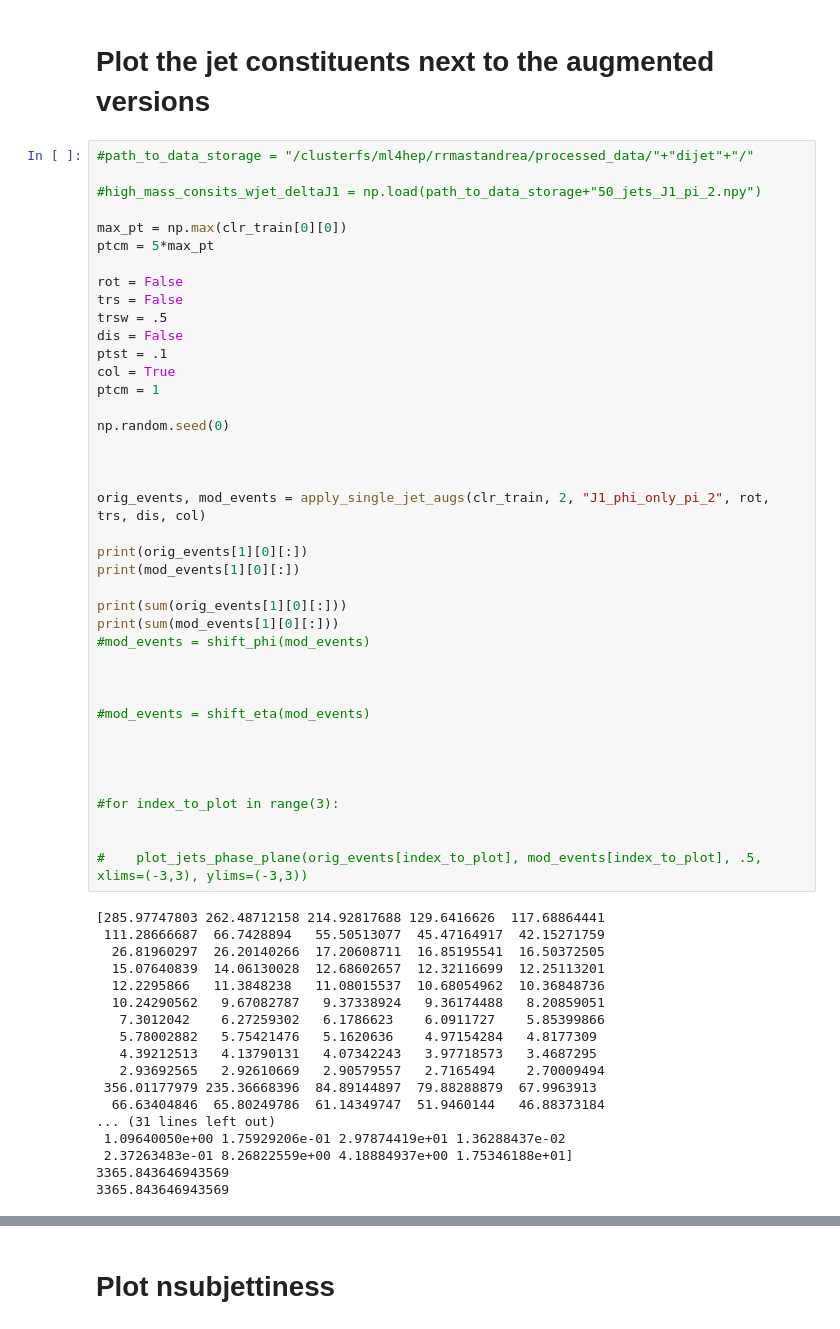
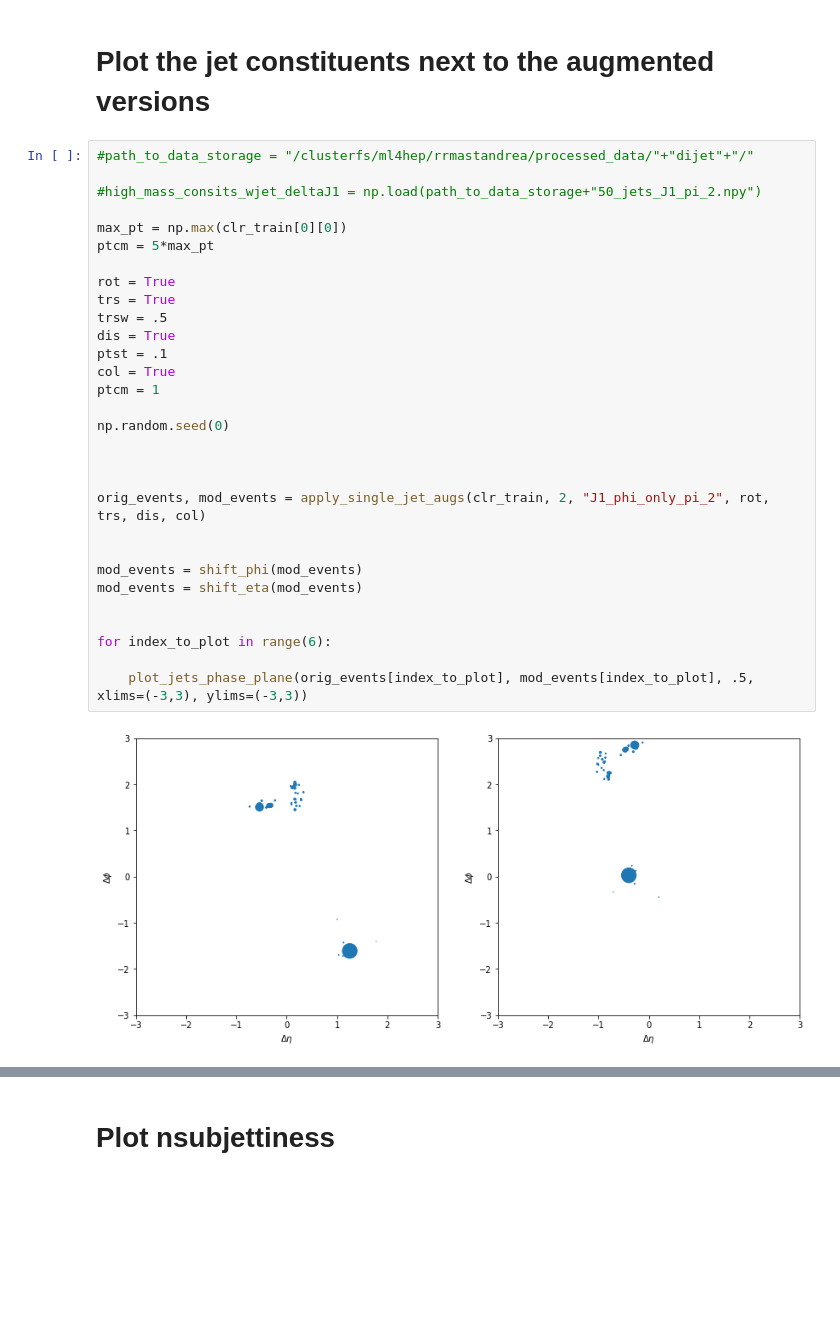
Before and after one commit to rmastand/JetCLR_AD, a Jupyter notebook: scripts/aug_testing.ipynb, the cells around one changed output, grey strips where cells are left out. Drawn from its saved outputs; the diff is of its cells as text; blank space fills up the shorter version.

```diff
--- a/scripts/aug_testing.ipynb
+++ b/scripts/aug_testing.ipynb
@@ -79,58 +79,32 @@ BC test labels shape: (1804,)
 # %%
 #path_to_data_storage = "/clusterfs/ml4hep/rrmastandrea/processed_data/"+"dijet"+"/"
 
 #high_mass_consits_wjet_deltaJ1 = np.load(path_to_data_storage+"50_jets_J1_pi_2.npy")
 
 max_pt = np.max(clr_train[0][0])
 ptcm = 5*max_pt
 
-rot = False
-trs = False
+rot = True
+trs = True
 trsw = .5
-dis = False
+dis = True
 ptst = .1
 col = True
 ptcm = 1
 
 np.random.seed(0)
 
 
 
 orig_events, mod_events = apply_single_jet_augs(clr_train, 2, "J1_phi_only_pi_2", rot, trs, dis, col)
 
-print(orig_events[1][0][:])
-print(mod_events[1][0][:])
 
-print(sum(orig_events[1][0][:]))
-print(sum(mod_events[1][0][:]))
-#mod_events = shift_phi(mod_events)
+mod_events = shift_phi(mod_events)
+mod_events = shift_eta(mod_events)
 
 
+for index_to_plot in range(6):
 
-#mod_events = shift_eta(mod_events)
-
-
-
-
-#for index_to_plot in range(3):
-
-
-#    plot_jets_phase_plane(orig_events[index_to_plot], mod_events[index_to_plot], .5, xlims=(-3,3), ylims=(-3,3))
+    plot_jets_phase_plane(orig_events[index_to_plot], mod_events[index_to_plot], .5, xlims=(-3,3), ylims=(-3,3))
 # %% [output]
-[285.97747803 262.48712158 214.92817688 129.6416626  117.68864441
- 111.28666687  66.7428894   55.50513077  45.47164917  42.15271759
-  26.81960297  26.20140266  17.20608711  16.85195541  16.50372505
-  15.07640839  14.06130028  12.68602657  12.32116699  12.25113201
-  12.2295866   11.3848238   11.08015537  10.68054962  10.36848736
-  10.24290562   9.67082787   9.37338924   9.36174488   8.20859051
-   7.3012042    6.27259302   6.1786623    6.0911727    5.85399866
-   5.78002882   5.75421476   5.1620636    4.97154284   4.8177309
-   4.39212513   4.13790131   4.07342243   3.97718573   3.4687295
-   2.93692565   2.92610669   2.90579557   2.7165494    2.70009494
- 356.01177979 235.36668396  84.89144897  79.88288879  67.9963913
-  66.63404846  65.80249786  61.14349747  51.9460144   46.88373184
-... (31 lines left out)
- 1.09640050e+00 1.75929206e-01 2.97874419e+01 1.36288437e-02
- 2.37263483e-01 8.26822559e+00 4.18884937e+00 1.75346188e+01]
-3365.843646943569
-3365.843646943569
+[figure, added]
```
Also changed, not shown: parts of 5 cells of this notebook, 5 other files.
